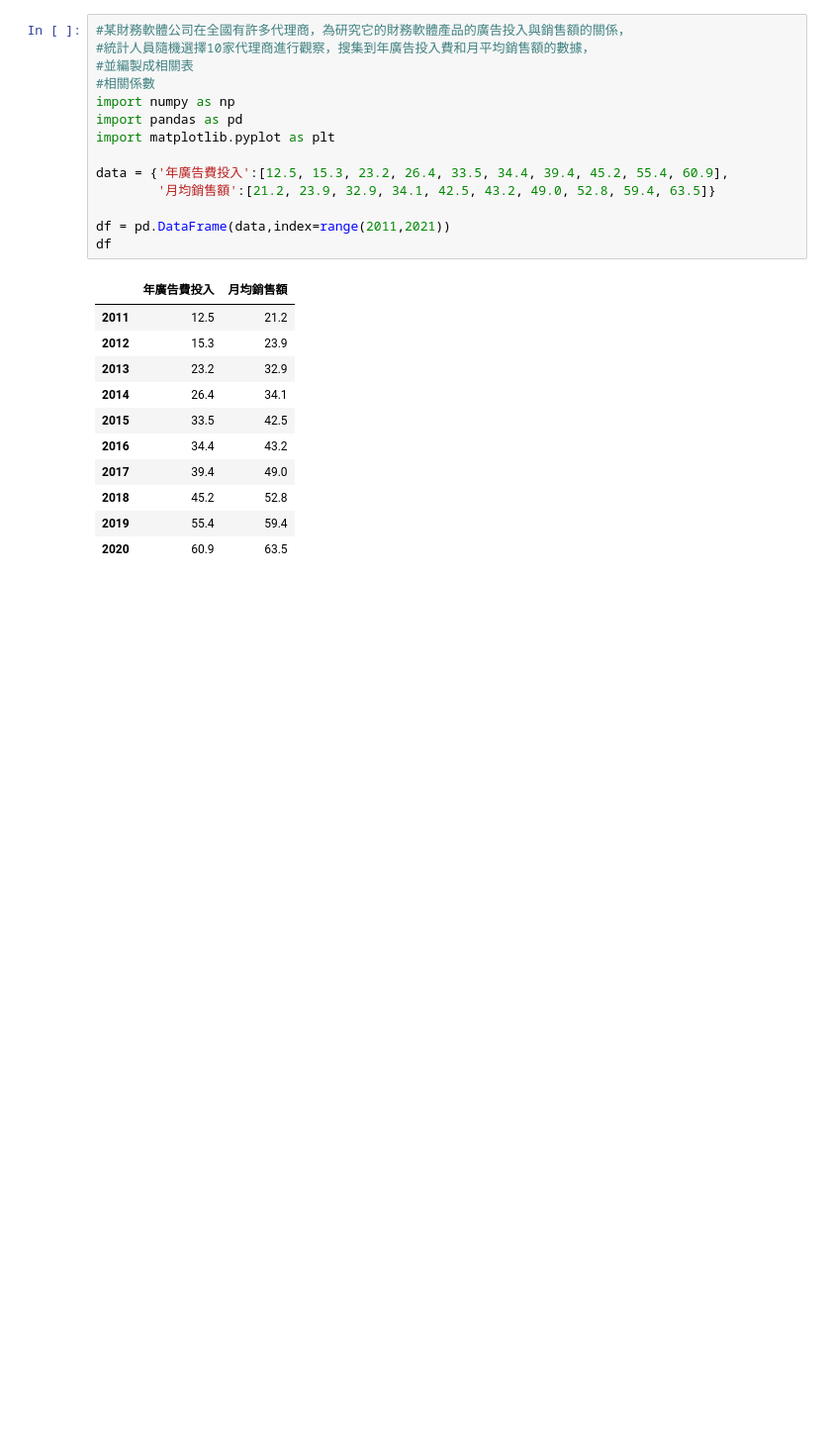
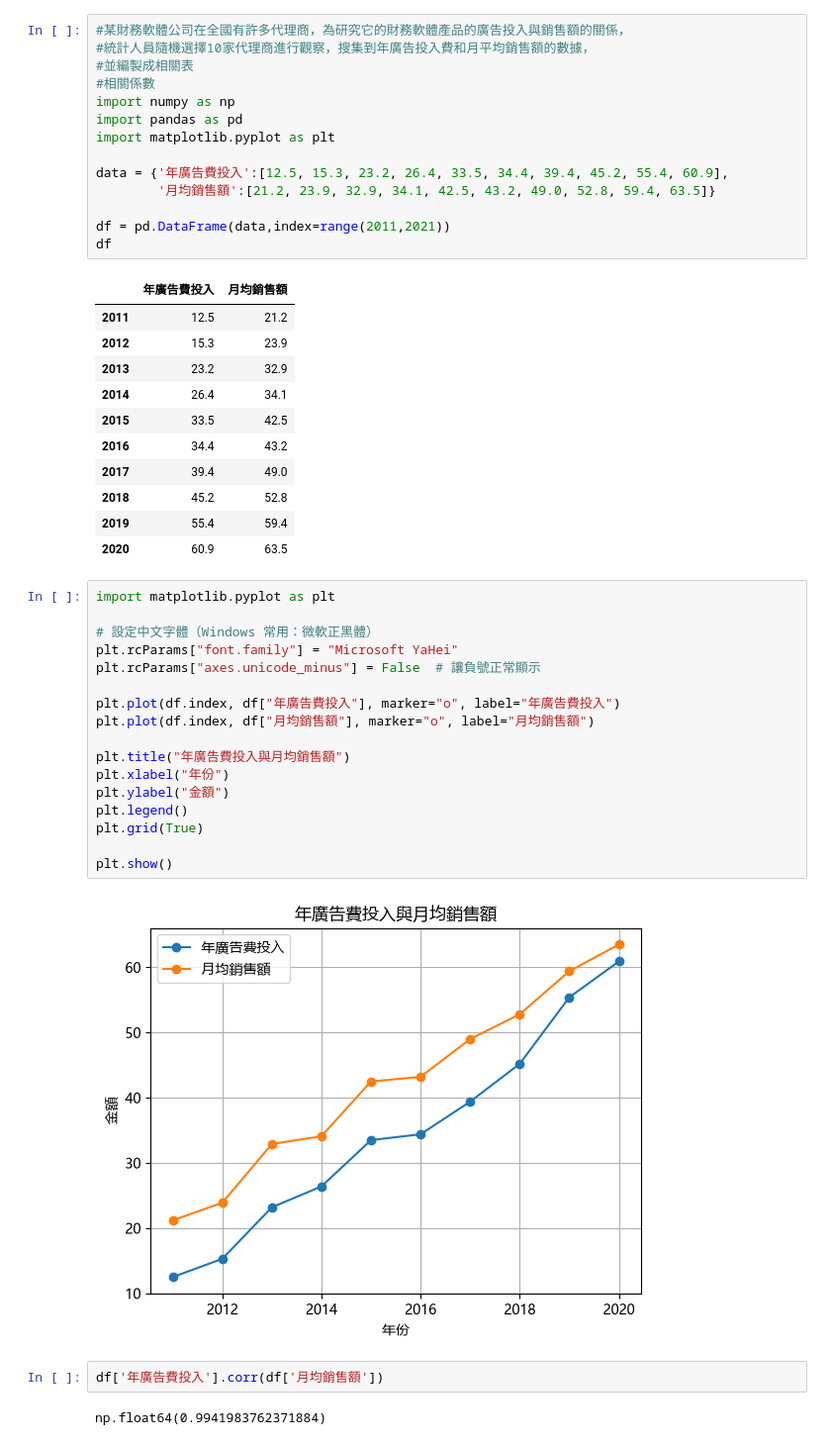
Before and after one commit to Yun-Syuan/0509_python, a Jupyter notebook: 0704/practice3.ipynb, the cells around one changed output. Shown at 99% size. Cells and saved outputs as stored; diff of their text form; blank space fills up the shorter version.

```diff
--- a/0704/practice3.ipynb
+++ b/0704/practice3.ipynb
@@ -24,3 +24,26 @@ df
 | 2018 | 45.2 | 52.8 |
 | 2019 | 55.4 | 59.4 |
 | 2020 | 60.9 | 63.5 |
+# %%
+import matplotlib.pyplot as plt
+
+# 設定中文字體（Windows 常用：微軟正黑體）
+plt.rcParams["font.family"] = "Microsoft YaHei"
+plt.rcParams["axes.unicode_minus"] = False  # 讓負號正常顯示
+
+plt.plot(df.index, df["年廣告費投入"], marker="o", label="年廣告費投入")
+plt.plot(df.index, df["月均銷售額"], marker="o", label="月均銷售額")
+
+plt.title("年廣告費投入與月均銷售額")
+plt.xlabel("年份")
+plt.ylabel("金額")
+plt.legend()
+plt.grid(True)
+
+plt.show()
+# %% [output]
+[figure, added]
+# %%
+df['年廣告費投入'].corr(df['月均銷售額'])
+# %% [output]
+np.float64(0.9941983762371884)
```
Also changed, not shown: parts of 3 cells of this notebook, 2 other files.
